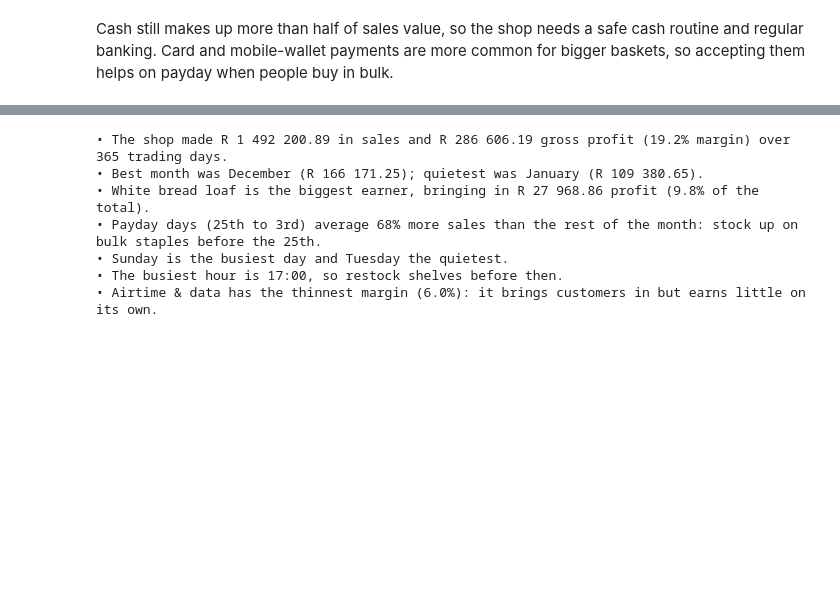
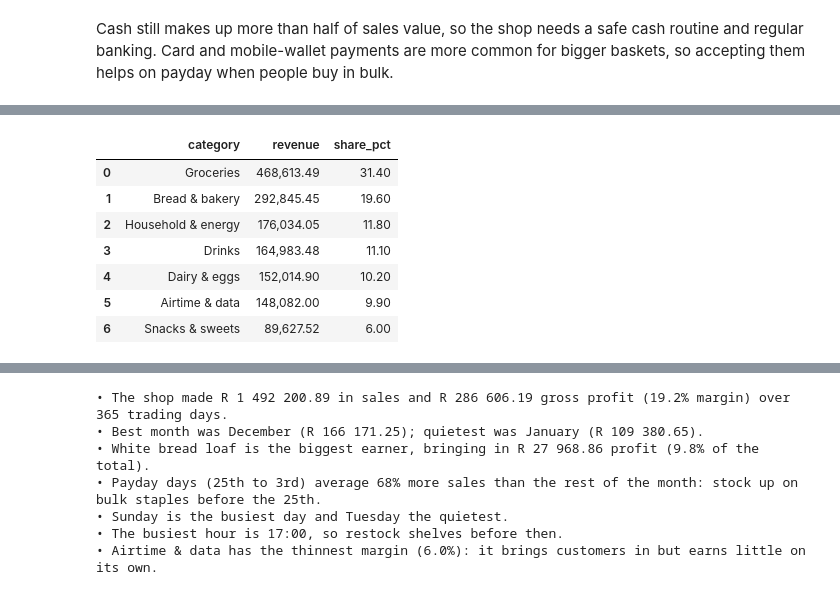
Before and after one commit to Ukhezo/spaza-sales-analyser, a Jupyter notebook: notebooks/sales_analysis.ipynb, the cells around one changed output, grey strips where cells are left out. Saved outputs shown, nothing was run; the diff lists cells and outputs as text; code cells hidden in the pictures; blank space fills up the shorter version.

```diff
--- a/notebooks/sales_analysis.ipynb
+++ b/notebooks/sales_analysis.ipynb
@@ -150,0 +155,23 @@ Cash still makes up more than half of sales value, so the shop needs a safe cash
+# %%
+from spaza_analyser.database import build_database, run_query
+
+conn = build_database(df)  # in-memory SQLite database
+pd.read_sql_query("""
+    SELECT p.category,
+           ROUND(SUM(s.quantity * p.unit_price), 2) AS revenue,
+           ROUND(100.0 * SUM(s.quantity * p.unit_price)
+                 / SUM(SUM(s.quantity * p.unit_price)) OVER (), 1) AS share_pct
+    FROM sales AS s
+    JOIN products AS p USING (product_id)
+    GROUP BY p.category
+    ORDER BY revenue DESC
+""", conn)
+# %% [output]
+|  | category | revenue | share_pct |
+| 0 | Groceries | 468,613.49 | 31.40 |
+| 1 | Bread & bakery | 292,845.45 | 19.60 |
+| 2 | Household & energy | 176,034.05 | 11.80 |
+| 3 | Drinks | 164,983.48 | 11.10 |
+| 4 | Dairy & eggs | 152,014.90 | 10.20 |
+| 5 | Airtime & data | 148,082.00 | 9.90 |
+| 6 | Snacks & sweets | 89,627.52 | 6.00 |
```
Also changed, not shown: parts of 6 cells of this notebook, 18 other files.
